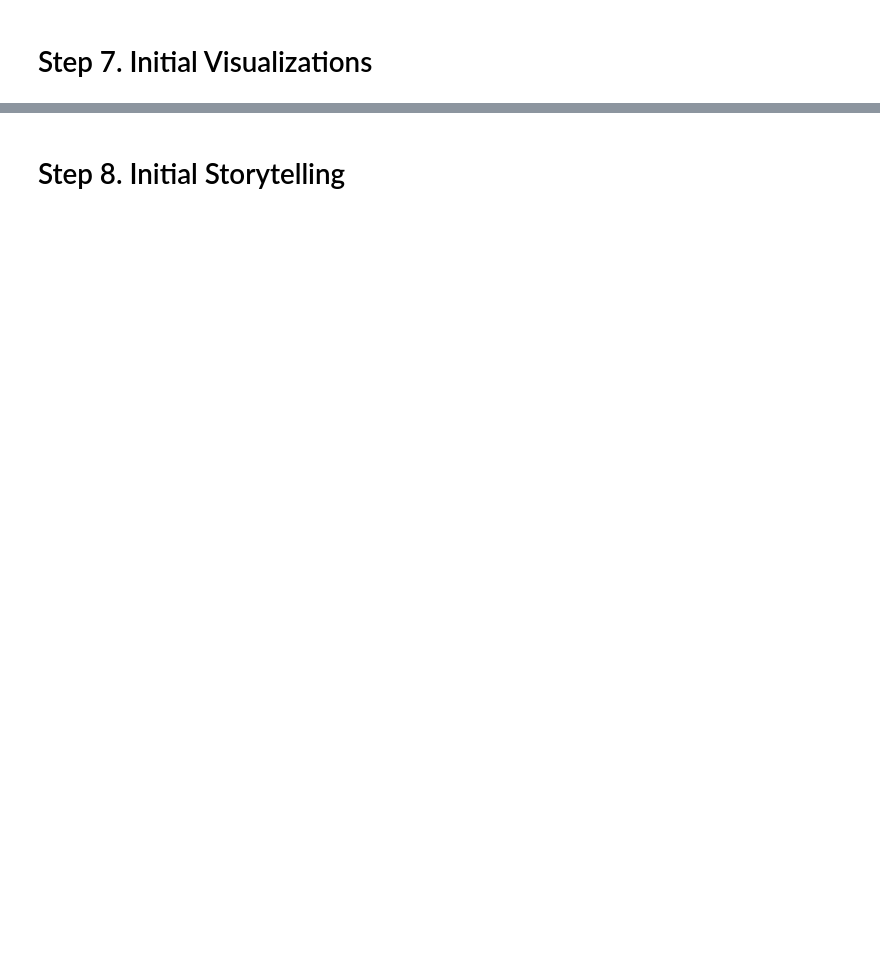
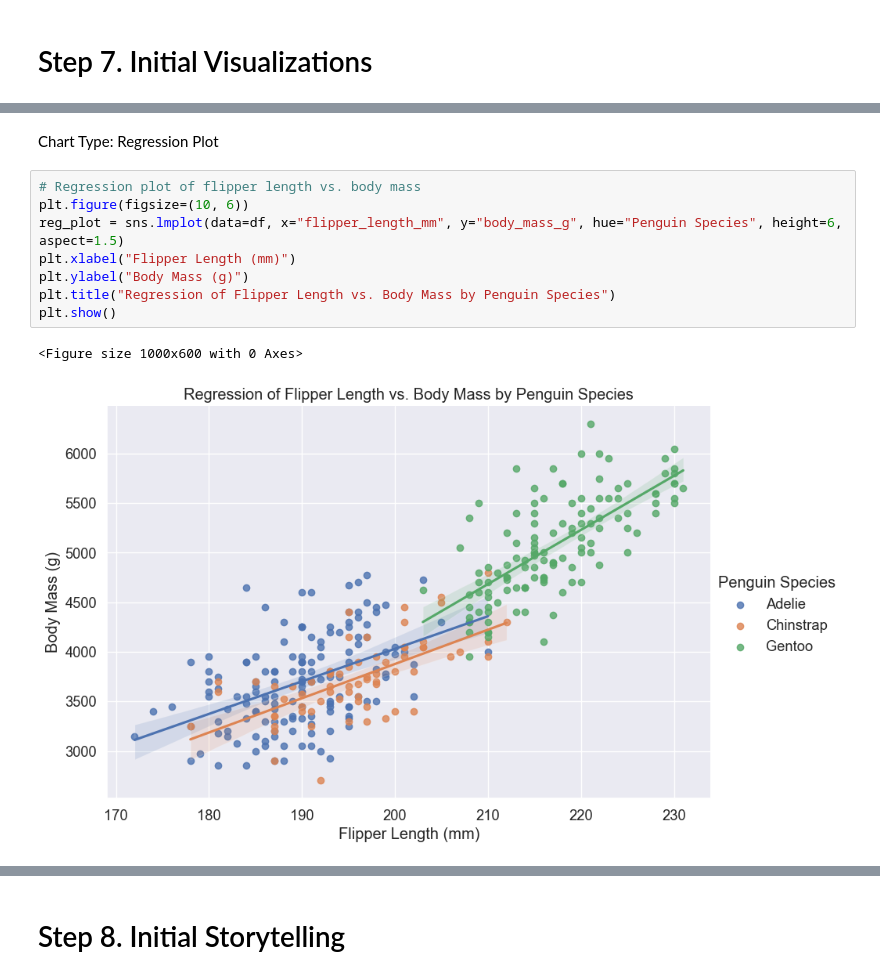
Before and after one commit to albertokabore/datafun-06-eda, a Jupyter notebook: Albertkabore_eda.ipynb, the cells around one changed output, grey strips where cells are left out. Saved outputs shown, nothing was run; the diff lists cells and outputs as text; blank space fills up the shorter version.

```diff
--- a/Albertkabore_eda.ipynb
+++ b/Albertkabore_eda.ipynb
@@ -401,0 +359,13 @@ The plot indicates that Virginica has a larger sepal area compared to Setosa and
+# %% [markdown]
+Chart Type: Regression Plot
+# %%
+# Regression plot of flipper length vs. body mass
+plt.figure(figsize=(10, 6))
+reg_plot = sns.lmplot(data=df, x="flipper_length_mm", y="body_mass_g", hue="Penguin Species", height=6, aspect=1.5)
+plt.xlabel("Flipper Length (mm)")
+plt.ylabel("Body Mass (g)")
+plt.title("Regression of Flipper Length vs. Body Mass by Penguin Species")
+plt.show()
+# %% [output]
+<Figure size 1000x600 with 0 Axes>
+[figure, added]
```
Also changed, not shown: parts of 78 cells of this notebook, 1 other file.
